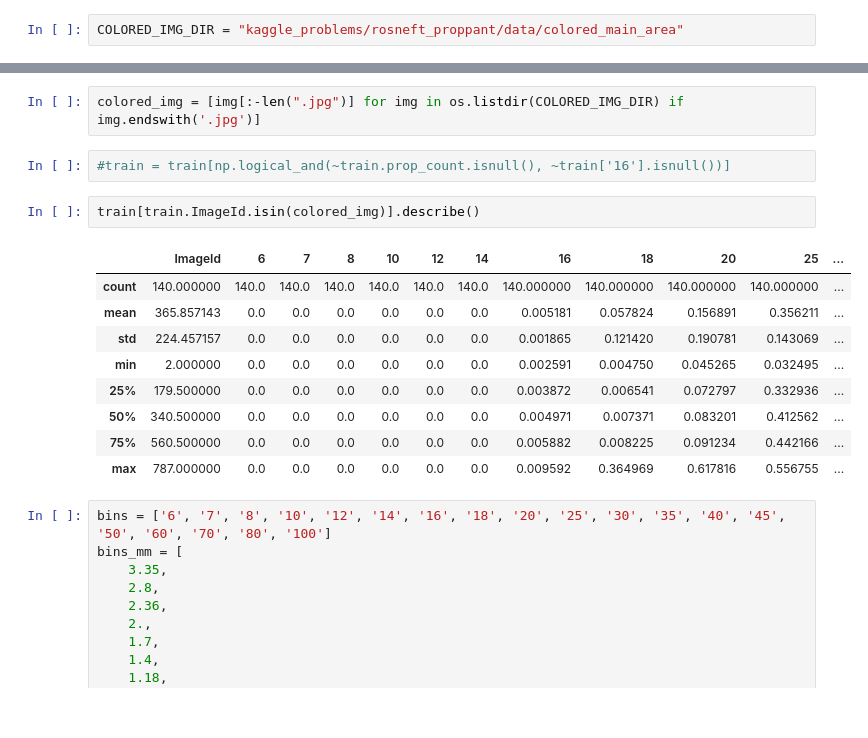
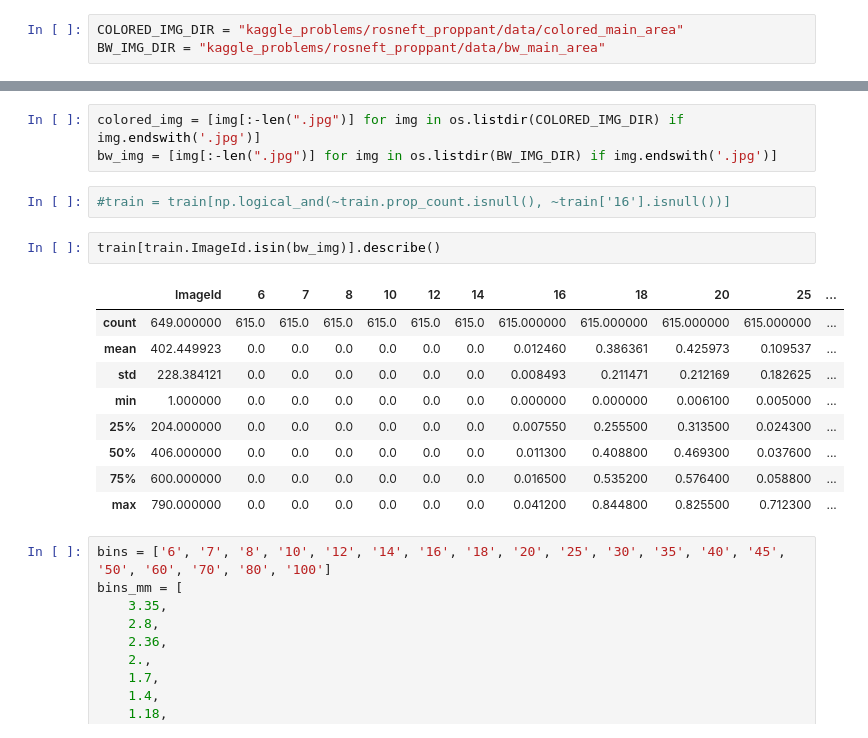
Before and after one commit to skrydg/ml, a Jupyter notebook: kaggle_problems/rosneft_proppant/analaze_result.ipynb, the cells around one changed output, grey strips where cells are left out. Drawn from its saved outputs; the diff is of its cells as text.

```diff
--- a/kaggle_problems/rosneft_proppant/analaze_result.ipynb
+++ b/kaggle_problems/rosneft_proppant/analaze_result.ipynb
@@ -14,6 +14,7 @@ from matplotlib import pyplot as plt
 pd.set_option('display.max_columns', 100)
 # %%
 COLORED_IMG_DIR = "kaggle_problems/rosneft_proppant/data/colored_main_area"
+BW_IMG_DIR = "kaggle_problems/rosneft_proppant/data/bw_main_area"
 # %%
 predicted = pd.read_csv("kaggle_problems/rosneft_proppant/workspace/answers.csv")
 train = pd.read_csv("kaggle_problems/rosneft_proppant/workspace/data/labels/train.csv")
@@ -24,19 +25,20 @@ print(len(predicted.ImageId.unique()))
 # %%
 colored_img = [img[:-len(".jpg")] for img in os.listdir(COLORED_IMG_DIR) if img.endswith('.jpg')]
+bw_img = [img[:-len(".jpg")] for img in os.listdir(BW_IMG_DIR) if img.endswith('.jpg')]
 # %%
 #train = train[np.logical_and(~train.prop_count.isnull(), ~train['16'].isnull())]
 # %%
-train[train.ImageId.isin(colored_img)].describe()
+train[train.ImageId.isin(bw_img)].describe()
 # %% [output]
 |  | ImageId | 6 | 7 | 8 | 10 | 12 | 14 | 16 | 18 | 20 | 25 | ... |
-| count | 140.000000 | 140.0 | 140.0 | 140.0 | 140.0 | 140.0 | 140.0 | 140.000000 | 140.000000 | 140.000000 | 140.000000 | ... |
-| mean | 365.857143 | 0.0 | 0.0 | 0.0 | 0.0 | 0.0 | 0.0 | 0.005181 | 0.057824 | 0.156891 | 0.356211 | ... |
-| std | 224.457157 | 0.0 | 0.0 | 0.0 | 0.0 | 0.0 | 0.0 | 0.001865 | 0.121420 | 0.190781 | 0.143069 | ... |
-| min | 2.000000 | 0.0 | 0.0 | 0.0 | 0.0 | 0.0 | 0.0 | 0.002591 | 0.004750 | 0.045265 | 0.032495 | ... |
-| 25% | 179.500000 | 0.0 | 0.0 | 0.0 | 0.0 | 0.0 | 0.0 | 0.003872 | 0.006541 | 0.072797 | 0.332936 | ... |
-| 50% | 340.500000 | 0.0 | 0.0 | 0.0 | 0.0 | 0.0 | 0.0 | 0.004971 | 0.007371 | 0.083201 | 0.412562 | ... |
-| 75% | 560.500000 | 0.0 | 0.0 | 0.0 | 0.0 | 0.0 | 0.0 | 0.005882 | 0.008225 | 0.091234 | 0.442166 | ... |
-| max | 787.000000 | 0.0 | 0.0 | 0.0 | 0.0 | 0.0 | 0.0 | 0.009592 | 0.364969 | 0.617816 | 0.556755 | ... |
+| count | 649.000000 | 615.0 | 615.0 | 615.0 | 615.0 | 615.0 | 615.0 | 615.000000 | 615.000000 | 615.000000 | 615.000000 | ... |
+| mean | 402.449923 | 0.0 | 0.0 | 0.0 | 0.0 | 0.0 | 0.0 | 0.012460 | 0.386361 | 0.425973 | 0.109537 | ... |
+| std | 228.384121 | 0.0 | 0.0 | 0.0 | 0.0 | 0.0 | 0.0 | 0.008493 | 0.211471 | 0.212169 | 0.182625 | ... |
+| min | 1.000000 | 0.0 | 0.0 | 0.0 | 0.0 | 0.0 | 0.0 | 0.000000 | 0.000000 | 0.006100 | 0.005000 | ... |
+| 25% | 204.000000 | 0.0 | 0.0 | 0.0 | 0.0 | 0.0 | 0.0 | 0.007550 | 0.255500 | 0.313500 | 0.024300 | ... |
+| 50% | 406.000000 | 0.0 | 0.0 | 0.0 | 0.0 | 0.0 | 0.0 | 0.011300 | 0.408800 | 0.469300 | 0.037600 | ... |
+| 75% | 600.000000 | 0.0 | 0.0 | 0.0 | 0.0 | 0.0 | 0.0 | 0.016500 | 0.535200 | 0.576400 | 0.058800 | ... |
+| max | 790.000000 | 0.0 | 0.0 | 0.0 | 0.0 | 0.0 | 0.0 | 0.041200 | 0.844800 | 0.825500 | 0.712300 | ... |
 # %%
 bins = ['6', '7', '8', '10', '12', '14', '16', '18', '20', '25', '30', '35', '40', '45', '50', '60', '70', '80', '100']
 bins_mm = [
```
Also changed, not shown: parts of 1 cell of this notebook, 7 other files.
